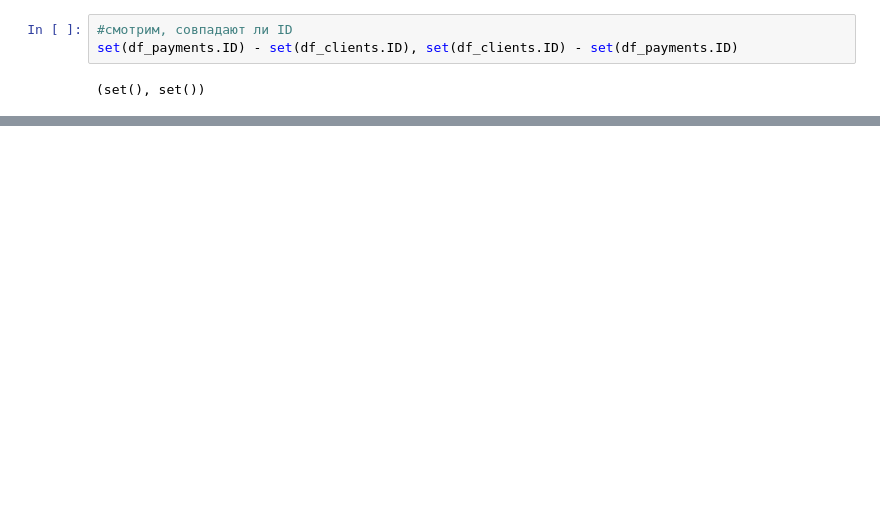
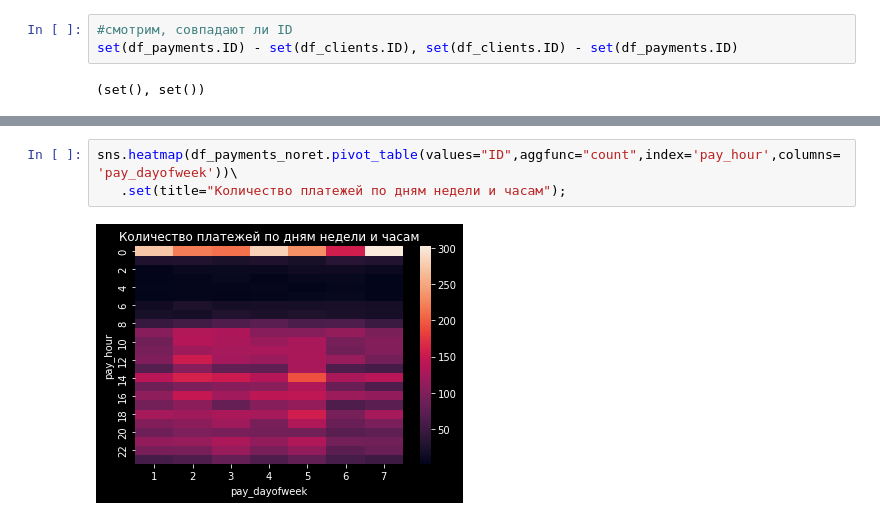
Before and after one commit to Armin-AA/masterskaya, a Jupyter notebook: Kirsanov_EDA.ipynb, the cells around one changed output, grey strips where cells are left out. Cells and saved outputs as stored; diff of their text form; blank space fills up the shorter version.

```diff
--- a/Kirsanov_EDA.ipynb
+++ b/Kirsanov_EDA.ipynb
@@ -201,0 +262,5 @@ Name: pay_purpose_cat, dtype: int64
+# %%
+sns.heatmap(df_payments_noret.pivot_table(values="ID",aggfunc="count",index='pay_hour',columns='pay_dayofweek'))\
+   .set(title="Количество платежей по дням недели и часам");
+# %% [output]
+[figure, added]
```
Also changed, not shown: parts of 26 cells of this notebook, 2 other files.
